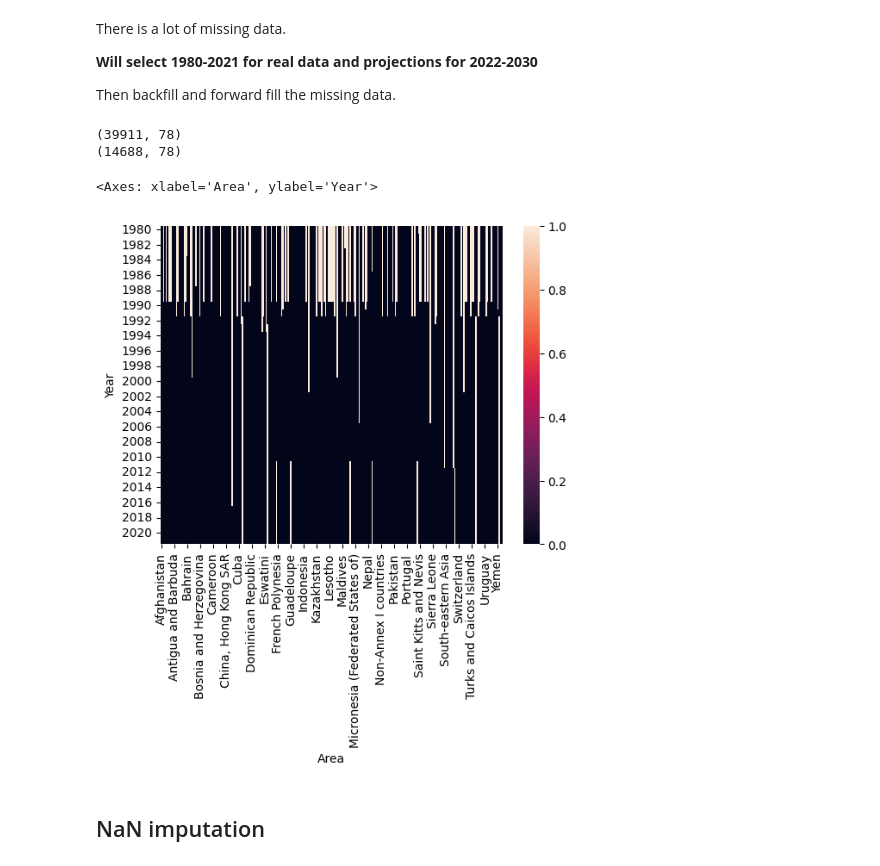
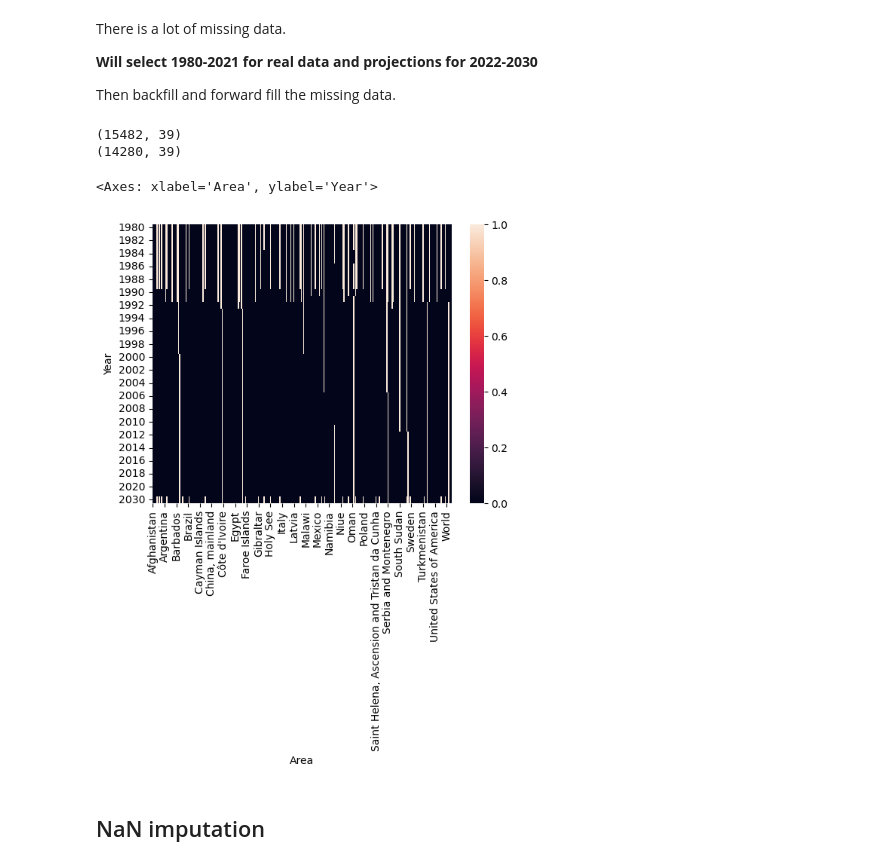
Before and after one commit to ezemriv/FAO-Food-CO2-Footprint, a Jupyter notebook: country_emissions/01_cleaning_and_preproccesing.ipynb, the cells around one changed output. Saved outputs shown, nothing was run; the diff lists cells and outputs as text; code cells hidden in the pictures.

Commit message:
total emissions calculated

```diff
--- a/country_emissions/01_cleaning_and_preproccesing.ipynb
+++ b/country_emissions/01_cleaning_and_preproccesing.ipynb
@@ -65,5 +65,5 @@ def query_country(df, Area=None, target_col=None):
 # %% [markdown]
 ## Data loading
 # %%
-df = pd.read_parquet(r'..\data\FAOSTAT\clean_data\all_tables_processed\full_country_dataset_v1.parquet')
-df.head()
+df = pd.read_parquet(r'../data/FAOSTAT/clean_data/all_tables_processed/full_country_dataset_v1.parquet')
+df.fillna(0, inplace=True)
@@ -164,7 +150,7 @@ There is a lot of missing data.
 Then backfill and forward fill the missing data.
 # %%
 # Assuming df is your original DataFrame
-countries = df['Area'].unique()
+countries = df['Area Code'].unique()
 years = range(1980, 2031)
 
 # Create a cartesian product of all unique countries and years
@@ -172,24 +158,24 @@ cartesian_product = list(itertools.product(countries, years))
 # %%
 print(df.shape)
 # Create a DataFrame from the cartesian product
-complete_df = pd.DataFrame(cartesian_product, columns=['Area', 'Year'])
+complete_df = pd.DataFrame(cartesian_product, columns=['Area Code', 'Year'])
 
 # Merge with the original DataFrame to fill in missing combinations with NaN
-df = complete_df.merge(df, on=['Area', 'Year'], how='left')
+df = complete_df.merge(df, on=['Area Code', 'Year'], how='left')
 print(df.shape)
 # %% [output]
-(39911, 78)
-(14688, 78)
+(15482, 39)
+(14280, 39)
 # %%
 pivot_df = df.pivot_table(
     index = "Year",
     columns="Area",
-    values="Total_Energy_Emissions_(CO2)_kt").isnull()
+    values="Crop_Residues_Emissions_(CO2eq)_(AR5)_kt").isnull()
 
 sns.heatmap(pivot_df)
 # %% [output]
 <Axes: xlabel='Area', ylabel='Year'>
-[figure, old version]
+[figure, new version]
 # %%
 real_df = df[(df.Year >= 1980) & (df.Year <= 2021)] #up to 2021 for emissions data
 proj_df = df[(df.Year > 2021) & (df.Year <= 2030)] #projections for 2022-2030
```
Also changed, not shown: parts of 11 cells of this notebook, 4 other files.
